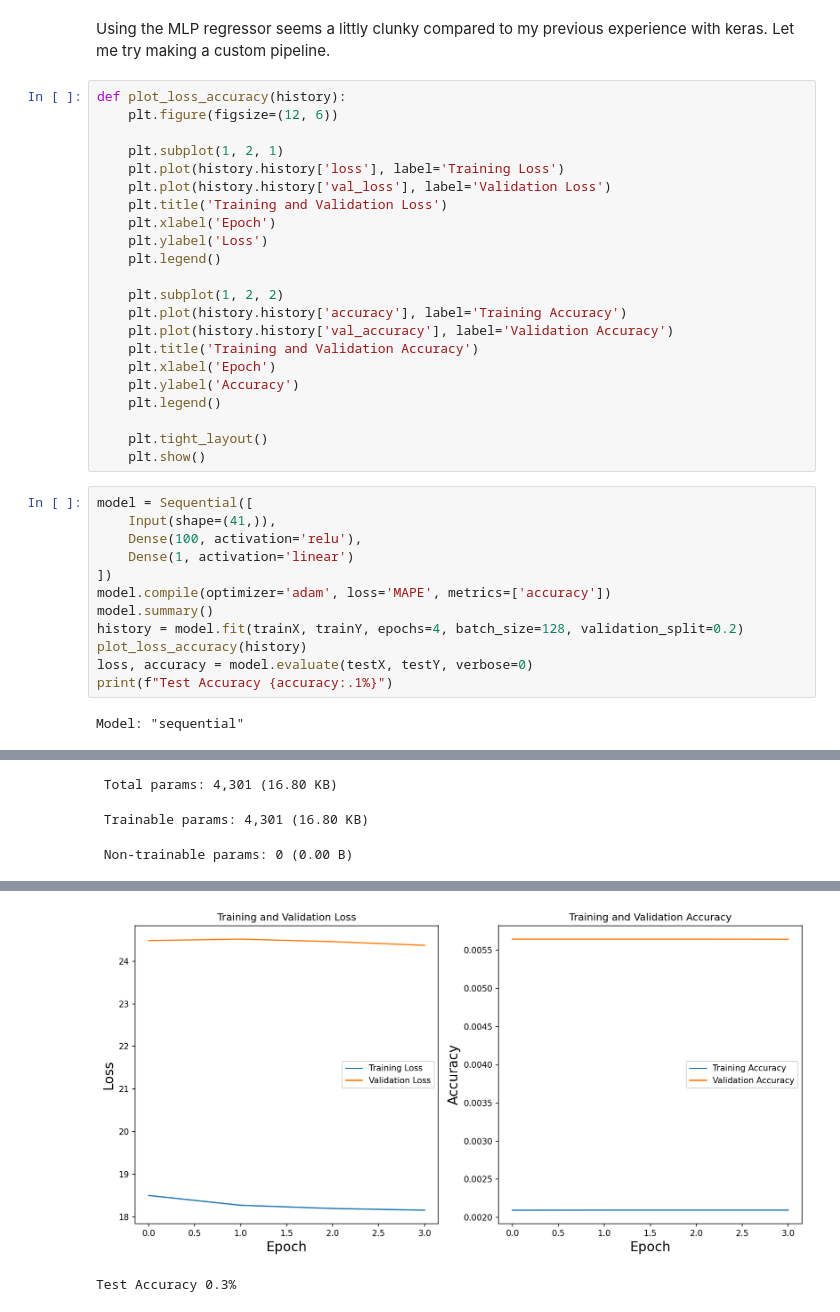
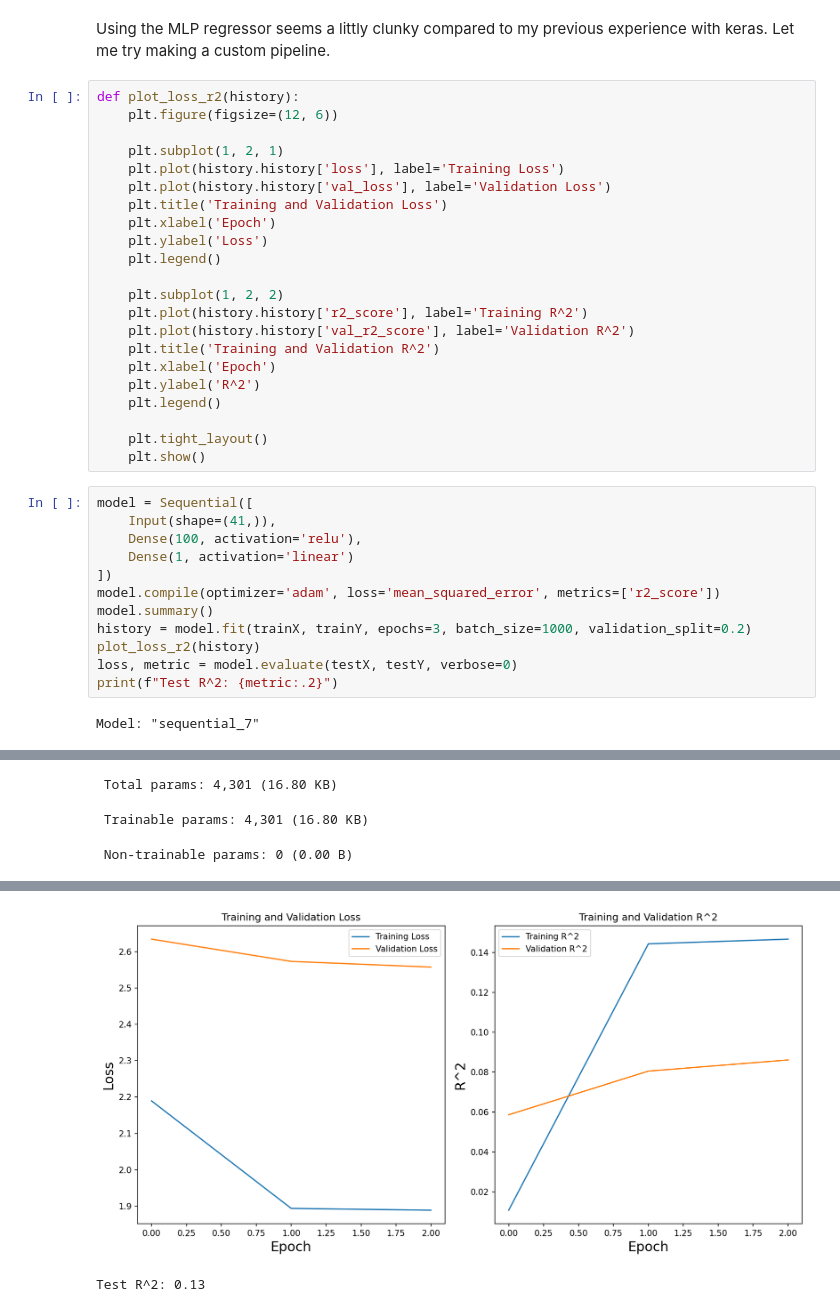
Before and after one commit to jmfb/csc6711-project5, a Jupyter notebook: Project5.ipynb, the cells around one changed output, grey strips where cells are left out. Cells and saved outputs as stored; diff of their text form.

```diff
--- a/Project5.ipynb
+++ b/Project5.ipynb
@@ -539,7 +539,7 @@ Predicted min: 3.005520363777198, max 9.549640406135161, mean 7.20933448170891
 # %% [markdown]
 Using the MLP regressor seems a littly clunky compared to my previous experience with keras.  Let me try making a custom pipeline.
 # %%
-def plot_loss_accuracy(history):
+def plot_loss_r2(history):
     plt.figure(figsize=(12, 6))
 
     plt.subplot(1, 2, 1)
@@ -551,11 +551,11 @@ def plot_loss_accuracy(history):
     plt.legend()
 
     plt.subplot(1, 2, 2)
-    plt.plot(history.history['accuracy'], label='Training Accuracy')
-    plt.plot(history.history['val_accuracy'], label='Validation Accuracy')
-    plt.title('Training and Validation Accuracy')
+    plt.plot(history.history['r2_score'], label='Training R^2')
+    plt.plot(history.history['val_r2_score'], label='Validation R^2')
+    plt.title('Training and Validation R^2')
     plt.xlabel('Epoch')
-    plt.ylabel('Accuracy')
+    plt.ylabel('R^2')
     plt.legend()
 
     plt.tight_layout()
@@ -566,14 +566,14 @@ model = Sequential([
     Dense(100, activation='relu'),
     Dense(1, activation='linear')
 ])
-model.compile(optimizer='adam', loss='MAPE', metrics=['accuracy'])
+model.compile(optimizer='adam', loss='mean_squared_error', metrics=['r2_score'])
 model.summary()
-history = model.fit(trainX, trainY, epochs=4, batch_size=128, validation_split=0.2)
-plot_loss_accuracy(history)
-loss, accuracy = model.evaluate(testX, testY, verbose=0)
-print(f"Test Accuracy {accuracy:.1%}")
+history = model.fit(trainX, trainY, epochs=3, batch_size=1000, validation_split=0.2)
+plot_loss_r2(history)
+loss, metric = model.evaluate(testX, testY, verbose=0)
+print(f"Test R^2: {metric:.2}")
 # %% [output]
-Model: "sequential"
+Model: "sequential_7"
 ┏━━━━━━━━━━━━━━━━━━━━━━━━━━━━━━━━━━━━━━┳━━━━━━━━━━━━━━━━━━━━━━━━━━━━━┳━━━━━━━━━━━━━━━━━┓
 ┃ Layer (type)                         ┃ Output Shape                ┃         Param # ┃
 ┡━━━━━━━━━━━━━━━━━━━━━━━━━━━━━━━━━━━━━━╇━━━━━━━━━━━━━━━━━━━━━━━━━━━━━╇━━━━━━━━━━━━━━━━━┩
@@ -595,5 +593,5 @@ Epoch 4/4
-[figure, old version]
+[figure, new version]
-Test Accuracy 0.3%
+Test R^2: 0.13
 # %%
 model = Sequential([
     Input(shape=(41,)),
```
Also changed, not shown: parts of 2 cells of this notebook.
